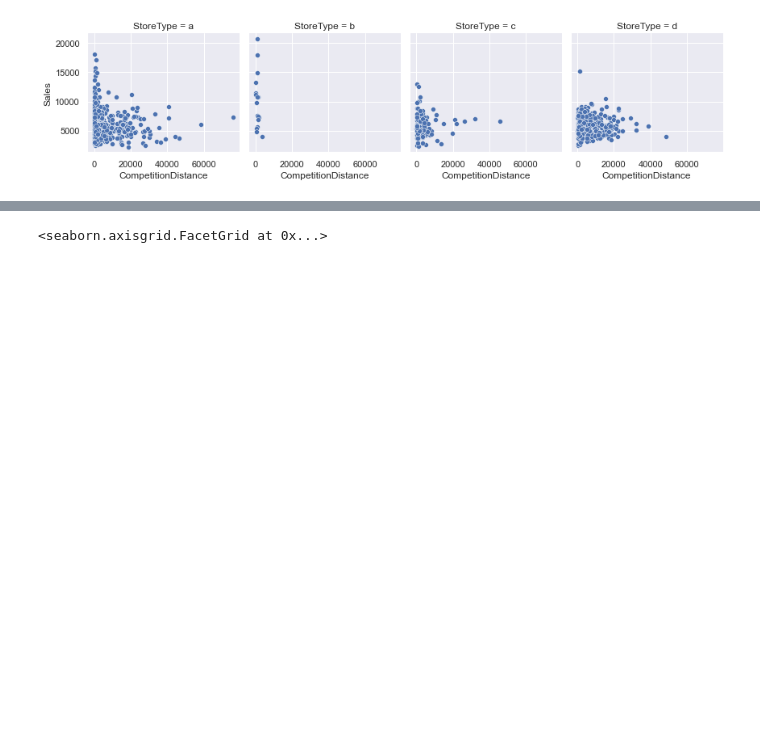
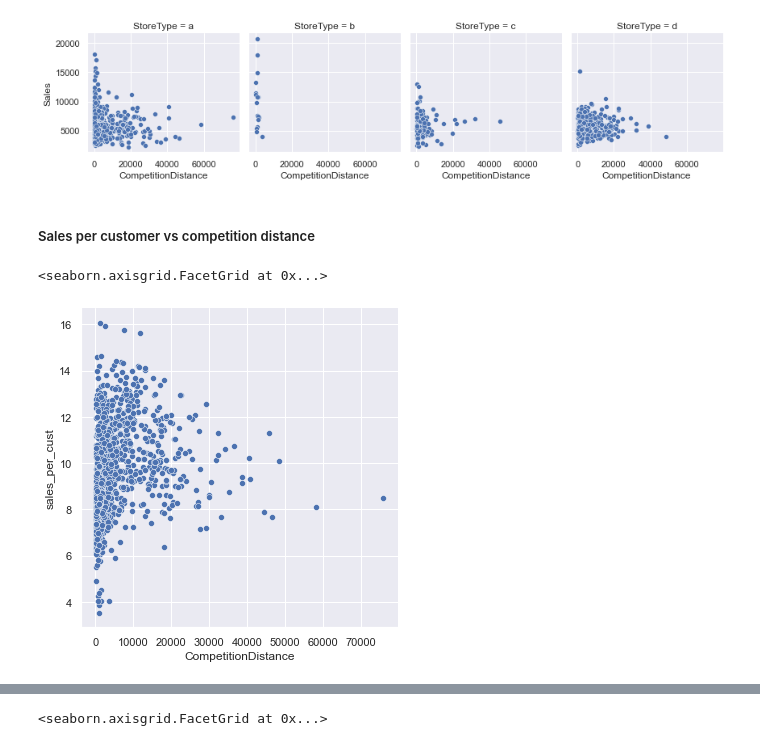
Before and after one commit to CYCCCCC/store_sales_prediction, a Jupyter notebook: store_sales.ipynb, the cells around one changed output, grey strips where cells are left out. Saved outputs shown, nothing was run; the diff lists cells and outputs as text; code cells hidden in the pictures; blank space fills up the shorter version.

```diff
--- a/store_sales.ipynb
+++ b/store_sales.ipynb
@@ -1062,3 +1110,17 @@ g.map(sns.scatterplot, 'CompetitionDistance', 'Sales')
 # %% [output]
 <seaborn.axisgrid.FacetGrid at 0x...>
 [figure]
+# %% [markdown]
+##### Sales per customer vs competition distance
+# %%
+compt_sales_per_cust = df_all.groupby('Store')['sales_per_cust'].mean().reset_index()
+compt_dist = df_all.groupby('Store')['CompetitionDistance'].mean().reset_index()
+store_type = store[['Store', 'StoreType']]
+
+compt = pd.merge(compt_sales_per_cust, compt_dist, how='left', on='Store')
+compt = pd.merge(compt, store_type, how='left', on='Store')
+# %%
+sns.relplot(data=compt, x="CompetitionDistance", y="sales_per_cust")
+# %% [output]
+<seaborn.axisgrid.FacetGrid at 0x...>
+[figure, added]
```
Also changed, not shown: parts of 12 cells of this notebook.
